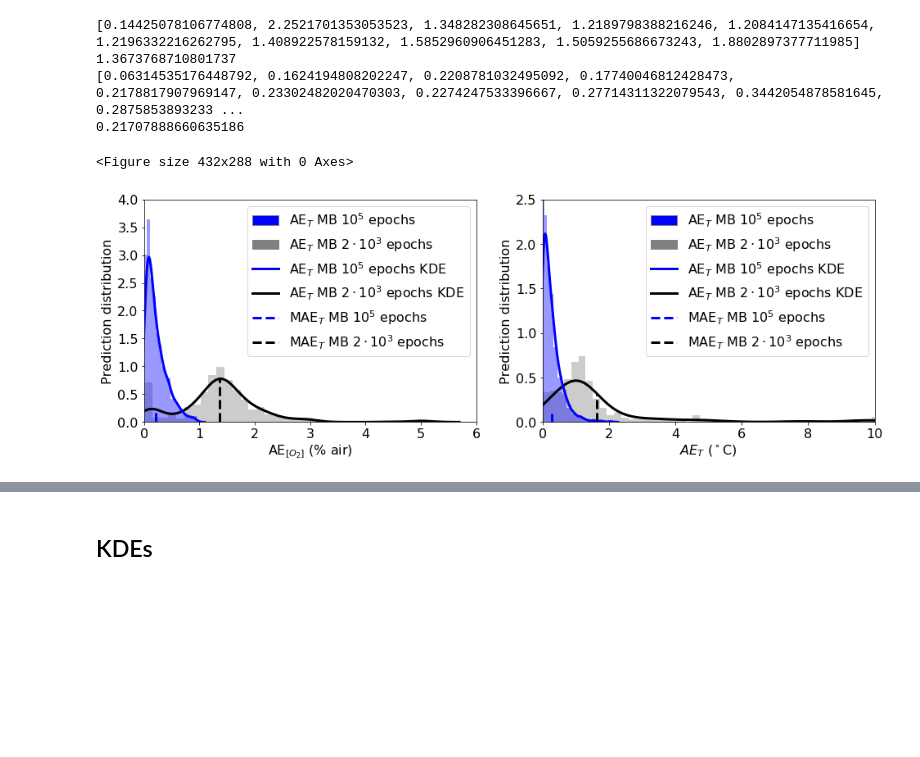
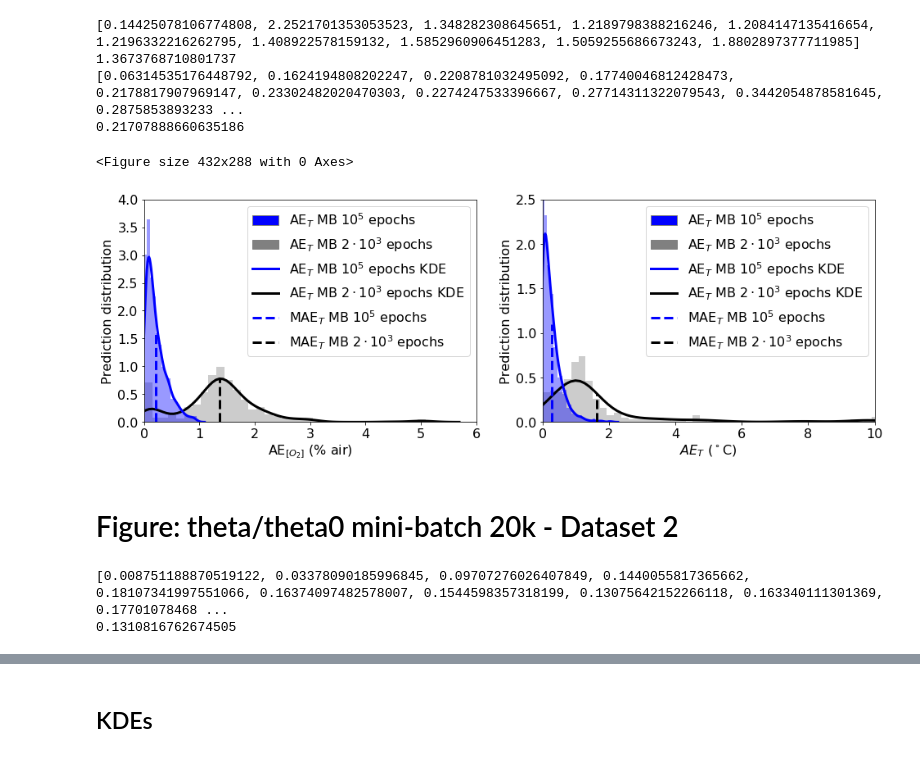
Before and after one commit to michelucci/O2T-Real-Data-Paper, a Jupyter notebook: notebooks/Paper_figures_from_models_v1.ipynb, the cells around one changed output, grey strips where cells are left out. Cells and saved outputs as stored; diff of their text form; code cells hidden in the pictures; blank space fills up the shorter version.

Commit message:
Added 3 figures

```diff
--- a/notebooks/Paper_figures_from_models_v1.ipynb
+++ b/notebooks/Paper_figures_from_models_v1.ipynb
@@ -279,7 +300,7 @@ def MAE_O2_list_generator(step, targets_dev, preds_df):
     return MAE_boxplot, MAE_list, MAE_xticks
 # %%
 # Get predictions
-def get_predictions(model, targets_dev, data_dev):
+def _get_predictions(model, targets_dev, data_dev):
     preds = model.predict(data_dev)
     preds_df = pd.DataFrame(preds)
     preds_df.columns = ['O2', 'T']
@@ -541,7 +577,7 @@ m_ = np.mean(MAE_boxplot_C_flat)
 m_2_ = np.mean(MAE_boxplot_C_flat2)
 
 plt.plot([m_, m_], [0, 0.78], lw = 3, ls = '--', color = 'black')
-plt.plot([m_2_, m_2_], [0, 0.24], lw = 3, ls = '--', color = 'blue')
+plt.plot([m_2_, m_2_], [0, 1.63], lw = 3, ls = '--', color = 'blue')
 
 
 
@@ -568,33 +604,35 @@ custom_lines = [Patch(facecolor='blue', edgecolor='gray',
                          label='$AE_T$ KDE 3x50,2x5,2x5'),
                 Patch(facecolor='gray', edgecolor='gray',
                          label='$AE_T$ KDE 4x50,3x15,3x15'),
                 Line2D([0], [0], color='blue', lw=3),
                 Line2D([0], [0], color='black', lw=3),
                 Line2D([0], [0], color='blue', lw=3, ls = '--'),
                 Line2D([0], [0], color='black', lw=3, ls = '--')
                 ]
 
 ax.legend(custom_lines, ['AE$_{T}$ MB $10^5$ epochs','AE$_{T}$ MB $2\cdot 10^3$ epochs',
                          'AE$_{T}$ MB $10^5$ epochs KDE','AE$_{T}$ MB $2\cdot 10^3$ epochs KDE',
                          'MAE$_{T}$ MB $10^5$ epochs','MAE$_{T}$ MB $2\cdot 10^3$ epochs' ], fontsize = 16)
 #ax.legend( fontsize = 16)
 plt.ylim(0, 2.5)
 plt.xlim(0, 10)
 
 m_ = np.mean(MAET_boxplot_C_MTL_flat)
 m_2_ = np.mean(MAET_boxplot_C_MTL_flat2)
 
-plt.plot([m_, m_], [0, 0.32], lw = 3, ls = '--', color = 'black')
-plt.plot([m_2_, m_2_], [0, 0.10], lw = 3, ls = '--', color = 'blue')
+plt.plot([m_, m_], [0, 0.33], lw = 3, ls = '--', color = 'black')
+plt.plot([m_2_, m_2_], [0, 1.1], lw = 3, ls = '--', color = 'blue')
 
 
 plt.show()
 
 #fig.savefig('/content/gdrive/My Drive/plot3.eps', format='eps', dpi=300,bbox_inches='tight')
 
 
 
 fig.savefig('../paper/comparison_theta90_20k_vs_100k.svg', format='svg', dpi=300,bbox_inches='tight')
 # %% [output]
 <Figure size 432x288 with 0 Axes>
-[figure, old version]
+[figure, new version]
+# %% [markdown]
+# Figure: theta/theta0 mini-batch 20k - Dataset 2
@@ -600,0 +650,6 @@ fig.savefig('../paper/comparison_theta90_20k_vs_100k.svg', format='svg', dpi=300
+# %%
+print(MAE_list_C)
+print(np.mean(MAE_boxplot_C_flat))
+# %% [output]
+[0.008751188870519122, 0.03378090185996845, 0.09707276026407849, 0.1440055817365662, 0.18107341997551066, 0.16374097482578007, 0.1544598357318199, 0.13075642152266118, 0.163340111301369, 0.17701078468 ...
+0.1310816762674505
```
Also changed, not shown: parts of 19 cells of this notebook, 3 other files.
